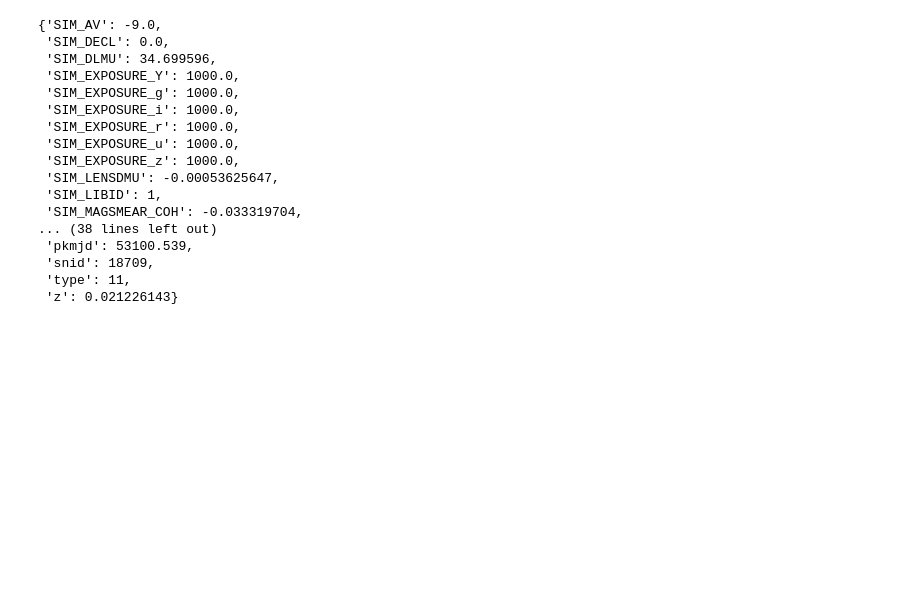
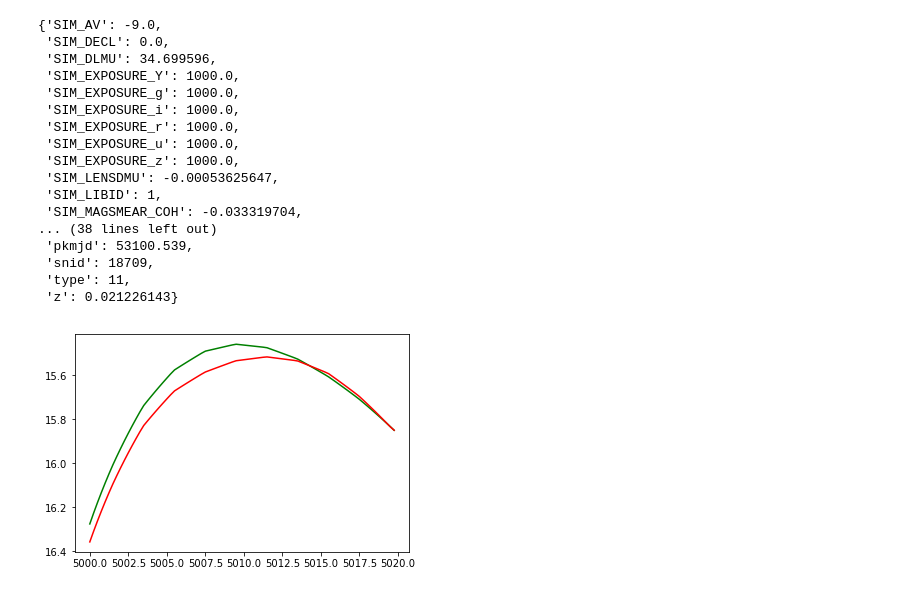
Before and after one commit to yoachim/19_Scratch, a Jupyter notebook: plasticc_try/tryia.ipynb, the cells around one changed output. Saved outputs shown, nothing was run; the diff lists cells and outputs as text; code cells hidden in the pictures; blank space fills up the shorter version.

```diff
--- a/plasticc_try/tryia.ipynb
+++ b/plasticc_try/tryia.ipynb
@@ -41,13 +76,26 @@ peak_times = np.random.rand(n_obj)*survey_length + mjd0
 # %%
 def plasticc2mags(plc, mjds, filters, peak_time=0, zp=27.5):
     """take a plasticc lightcurve dict and return interpolated mags
+
+    plc : unpickled plasticc light curve
+        The template light curve
+    mjds : np.array
+        The MJD values we want to interpolate to
+    filters : np.array (string)
+        The filters. Should be same length as mjds
+    peak_time : float (0)
+        The MJD to have the peak of the light curve
+    zp : float (27.5)
+        The zeropoint of the plc
     """
+
+    # Need a dictionary to translate y to Y. Hopefully those aren't actually different filters?
     filttrans = {'u':'u', 'g': 'g', 'r': 'r', 'i':'i', 'z':'z', 'y': 'Y'}
     result = np.zeros(mjds.size, dtype=float)
     for filtername in np.unique(filters):
         infilt = np.where(filters == filtername)[0]
-        lc_mjd = plc[filttrans[filtername]][mjd] - plc['header']['SIM_PEAKMJD'] + peak_time
-        result[infilt] = -2.5*np.log10(np.interp(mjds, lc_mjd, plc[filttrans[filtername]]['fluxcal'])) + zp
+        lc_mjd = plc[filttrans[filtername]]['mjd'] - plc['header']['SIM_PEAKMJD'] + peak_time
+        result[infilt] = -2.5*np.log10(np.interp(mjds, lc_mjd, plc[filttrans[filtername]]['fluxcal'], left=-1, right=-1)) + zp
     return result
 # %%
 lcs[objids[1]]['g'].keys()
@@ -73,3 +121,14 @@ lcs[objids[1]]['header']
  'snid': 18709,
  'type': 11,
  'z': 0.021226143}
+# %%
+mjds = np.arange(5000, 5020, .25)
+filters = np.array(['g']*np.size(mjds))
+out_mags = plasticc2mags(lcs[objids[1]], mjds, filters, peak_time=5010)
+plt.plot(mjds, out_mags, 'g-')
+filters = np.array(['r']*np.size(mjds))
+out_mags = plasticc2mags(lcs[objids[1]], mjds, filters, peak_time=5010)
+plt.plot(mjds, out_mags, 'r-')
+plt.gca().invert_yaxis()
+# %% [output]
+[figure, added]
```
Also changed, not shown: parts of 6 cells of this notebook.
